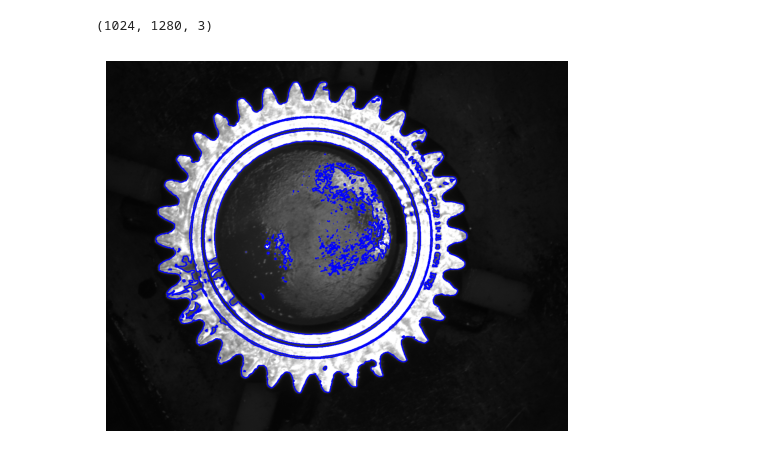
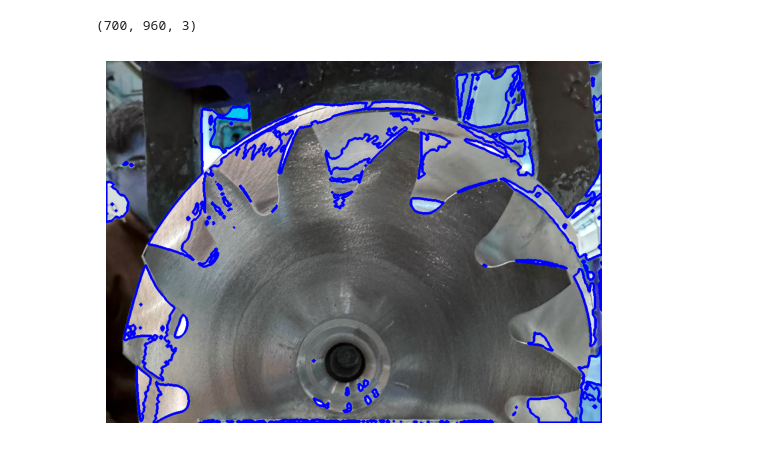
Before and after one commit to FranFer03/Vision_Artificial, a Jupyter notebook: Tutoriales/Engranaje/gear_detection copy.ipynb, the cells around one changed output. Drawn from its saved outputs; the diff is of its cells as text; code cells hidden in the pictures.

```diff
--- a/Tutoriales/Engranaje/gear_detection copy.ipynb
+++ b/Tutoriales/Engranaje/gear_detection copy.ipynb
@@ -30,7 +30,7 @@ def plot_9_umbrales(gray_img):
     plt.tight_layout()
     plt.show()
 # %%
-img = cv2.imread("ERROR/E1476208-5.bmp")
+img = cv2.imread("BLANDO/DIENTE_2.jpeg")[50:750,:,:]
 img2 = img.copy()
 plot_image(img)
 # %% [output]
@@ -48,0 +55,7 @@ plot_9_umbrales(gray)
+# %%
+K = np.ones((5, 5), np.float32) / 25
+HMG = cv2.filter2D(img2, -1, K)
+BL = cv2.blur(img2, (5, 5))
+GB = cv2.GaussianBlur(img2, (5, 5), 0)
+gray = cv2.cvtColor(HMG,cv2.COLOR_BGR2GRAY)
+plot_image(gray)
@@ -49,3 +102,3 @@ plot_9_umbrales(gray)
 # %%
-_,thresh = cv2.threshold(gray,110,255,cv2.THRESH_BINARY)
-plot_image(thresh)
+_, thresh = cv2.threshold(gray, 170, 255, cv2.THRESH_BINARY)
+contours, _ = cv2.findContours(thresh, cv2.RETR_LIST, cv2.CHAIN_APPROX_SIMPLE)
@@ -57,9 +105,9 @@ contours, _ = cv2.findContours(thresh, cv2.RETR_LIST, cv2.CHAIN_APPROX_SIMPLE)
 # %%
-cv2.drawContours(img ,contours, -1, (0, 0, 255), 2)
+cv2.drawContours(img ,contours, -1, (0, 0, 255), 4)
 plot_image(img)
 # %% [output]
-(1024, 1280, 3)
+(700, 960, 3)
-[figure, old version]
+[figure, new version]
 # %%
 min_w = 650
 max_w = 900
```
Also changed, not shown: parts of 13 cells of this notebook, 19 other files.
